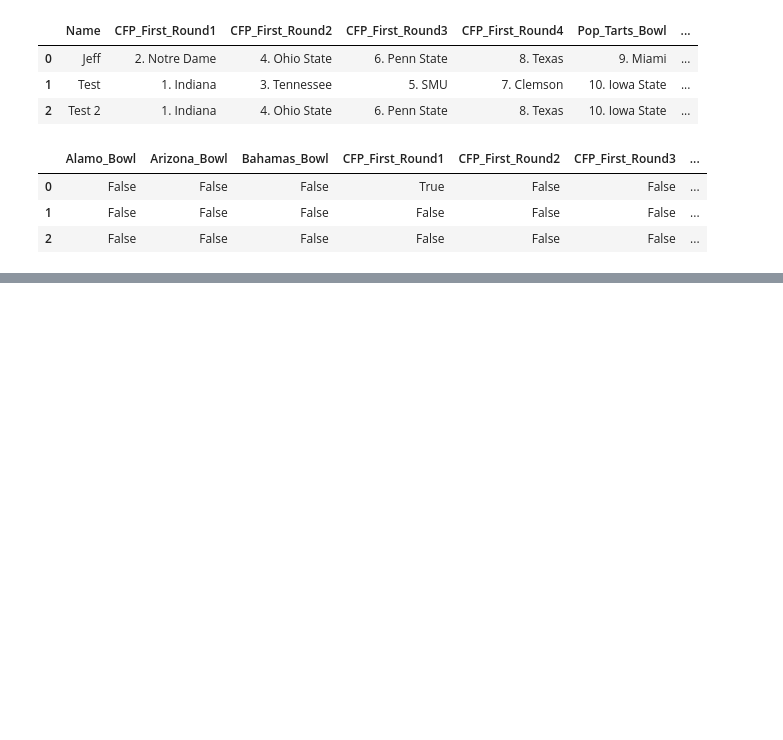
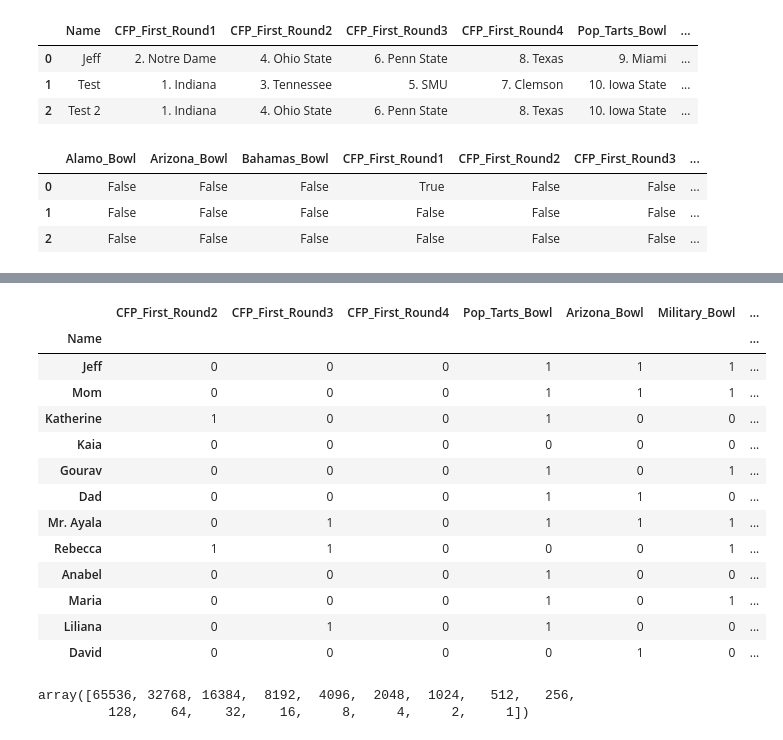
Before and after one commit to jgoett2/StreamlitTest, a Jupyter notebook: Untitled-4.ipynb, the cells around one changed output, grey strips where cells are left out. Cells and saved outputs as stored; diff of their text form; code cells hidden in the pictures; blank space fills up the shorter version.

```diff
--- a/Untitled-4.ipynb
+++ b/Untitled-4.ipynb
@@ -194,0 +624,9 @@ DeltaGenerator()
+# %%
+import pandas as pd
+import numpy as np
+
+df = pd.read_csv("data.csv")
+df = df.set_index("Name")
+key = pd.read_csv("key.csv")
+key = key.set_index("Game")
+played_winners = pd.concat([key.loc[key.Team1_Victory, "Team1"], key.loc[key.Team2_Victory, "Team2"]] )
@@ -194,0 +653,25 @@ DeltaGenerator()
+# %%
+open_games = df.drop(columns=played_winners.index)
+open_games = open_games.map(lambda x: int(x.split(".")[0])%2)
+open_games
+# %% [output]
+|  | CFP_First_Round2 | CFP_First_Round3 | CFP_First_Round4 | Pop_Tarts_Bowl | Arizona_Bowl | Military_Bowl | ... |
+| Name |  |  |  |  |  |  | ... |
+| Jeff | 0 | 0 | 0 | 1 | 1 | 1 | ... |
+| Mom | 0 | 0 | 0 | 1 | 1 | 1 | ... |
+| Katherine | 1 | 0 | 0 | 1 | 0 | 0 | ... |
+| Kaia | 0 | 0 | 0 | 0 | 0 | 0 | ... |
+| Gourav | 0 | 0 | 0 | 1 | 0 | 1 | ... |
+| Dad | 0 | 0 | 0 | 1 | 1 | 0 | ... |
+| Mr. Ayala | 0 | 1 | 0 | 1 | 1 | 1 | ... |
+| Rebecca | 1 | 1 | 0 | 0 | 0 | 1 | ... |
+| Anabel | 0 | 0 | 0 | 1 | 0 | 0 | ... |
+| Maria | 0 | 0 | 0 | 1 | 0 | 1 | ... |
+| Liliana | 0 | 1 | 0 | 1 | 0 | 0 | ... |
+| David | 0 | 0 | 0 | 0 | 1 | 0 | ... |
+# %%
+powers_two = np.array([2**x for x in np.arange(16, -1, -1)])
+powers_two
+# %% [output]
+array([65536, 32768, 16384,  8192,  4096,  2048,  1024,   512,   256,
+         128,    64,    32,    16,     8,     4,     2,     1])
```
Also changed, not shown: parts of 62 cells of this notebook, 3 other files.
